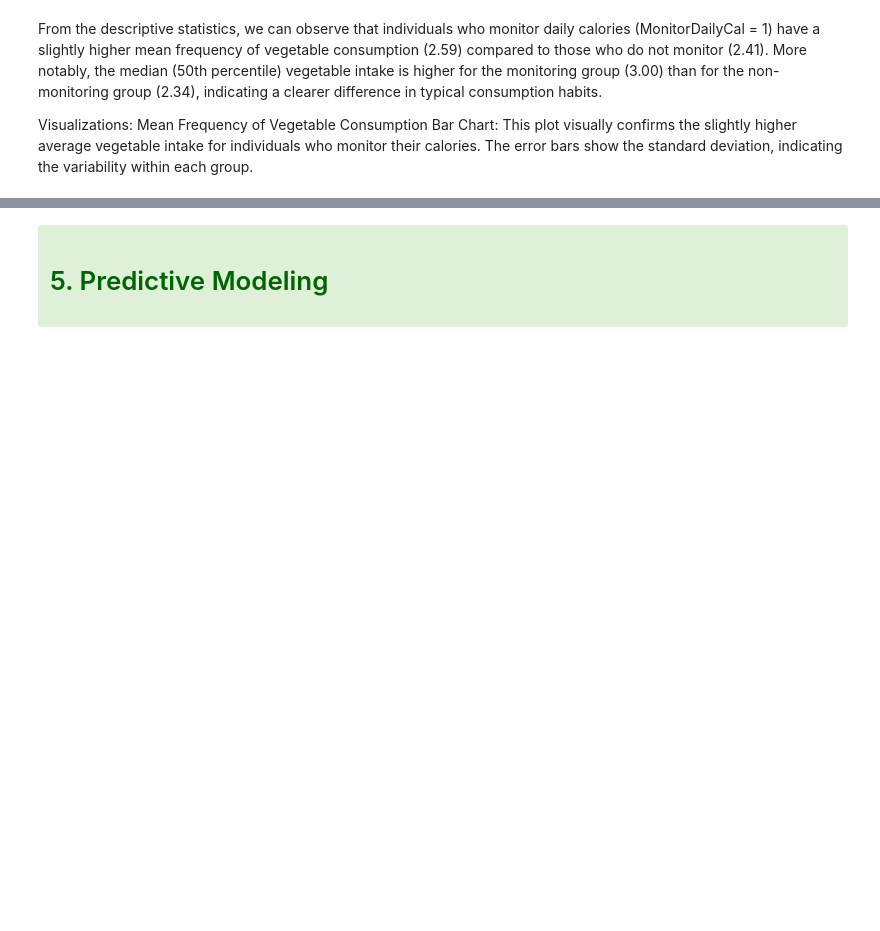
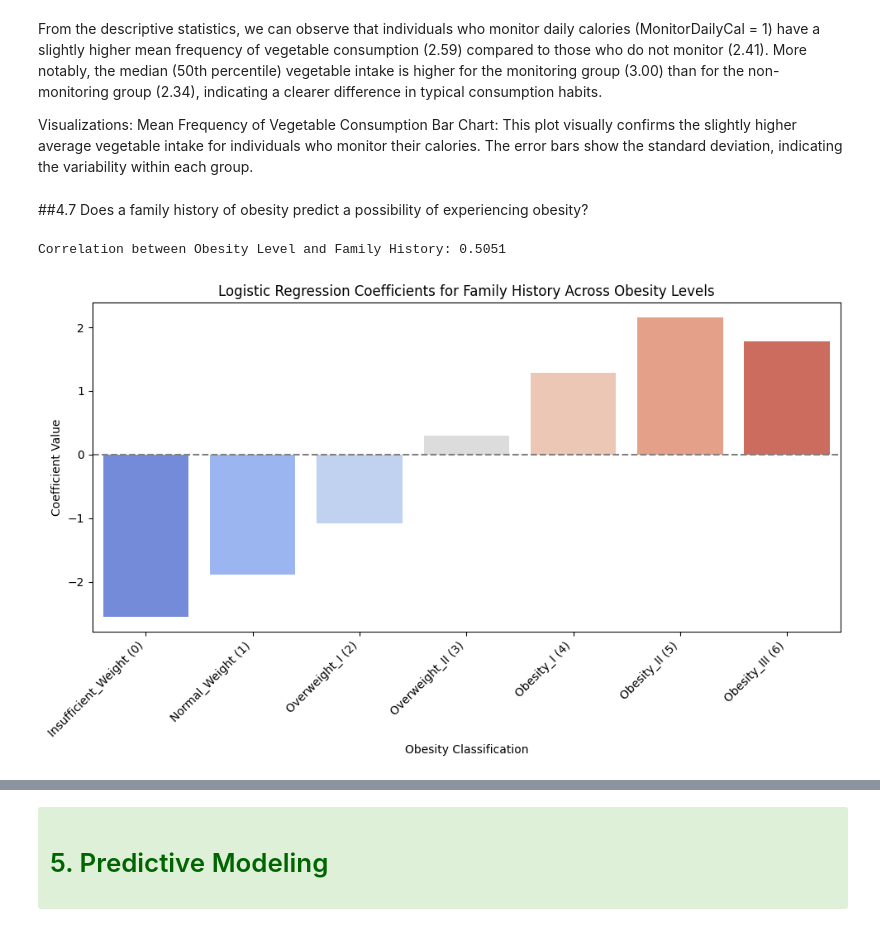
Before and after one commit to MInesGomes/DataScienceObesityLevels, a Jupyter notebook: DSGroup2.ipynb, the cells around one changed output, grey strips where cells are left out. Drawn from its saved outputs; the diff is of its cells as text; code cells hidden in the pictures; blank space fills up the shorter version.

Commit message:
Added a question for smoking 4.8, expanded on the family history question 4.7

```diff
--- a/DSGroup2.ipynb
+++ b/DSGroup2.ipynb
@@ -1444,3 +1438,35 @@ From the descriptive statistics, we can observe that individuals who monitor dai
 
 Visualizations:
 Mean Frequency of Vegetable Consumption Bar Chart: This plot visually confirms the slightly higher average vegetable intake for individuals who monitor their calories. The error bars show the standard deviation, indicating the variability within each group.
+# %% [markdown]
+##4.7 Does a family history of obesity predict a possibility of experiencing obesity?
+# %%
+import matplotlib.pyplot as plt
+import seaborn as sns
+
+# Display the correlation between FamHist and obesity
+correlation = dfClean['TargetObesityL'].corr(dfClean['FamHist'])
+print(f"Correlation between Obesity Level and Family History: {correlation:.4f}")
+print()
+
+# Extract the 'FamHist' coefficients
+famhist_coefs = CoefDf['FamHist']
+
+# Create a DataFrame for plotting
+famhist_plot_df = pd.DataFrame({
+    'Obesity Level': ObesityLabels,
+    'Coefficient': famhist_coefs.values
+})
+
+plt.figure(figsize=(10, 6))
+sns.barplot(x='Obesity Level', y='Coefficient', data=famhist_plot_df, palette='coolwarm', hue='Obesity Level', legend=False)
+plt.axhline(0, color='grey', linestyle='--') # Add a zero line for reference
+plt.title('Logistic Regression Coefficients for Family History Across Obesity Levels')
+plt.xlabel('Obesity Classification')
+plt.ylabel('Coefficient Value')
+plt.xticks(rotation=45, ha='right')
+plt.tight_layout()
+plt.show()
+# %% [output]
+Correlation between Obesity Level and Family History: 0.5051
+[figure, added]
```
Also changed, not shown: parts of 6 cells of this notebook.
